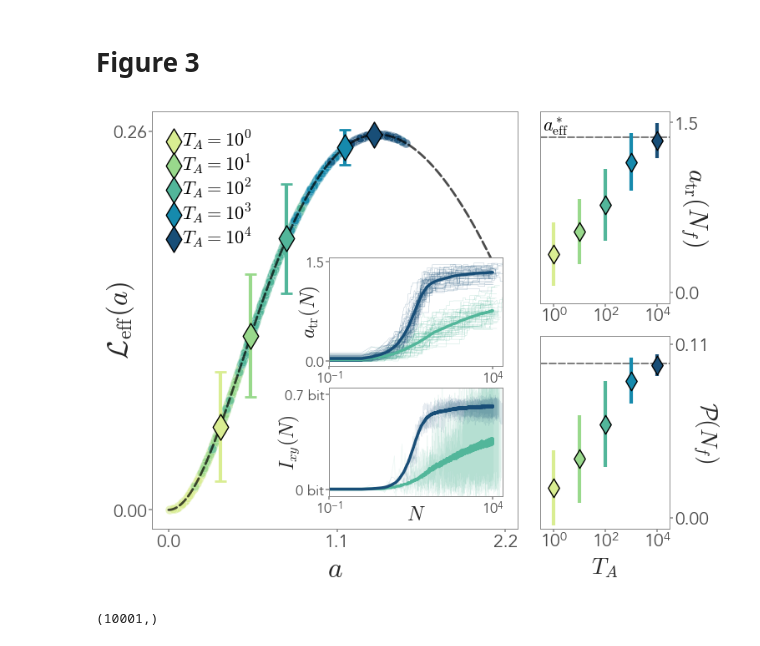
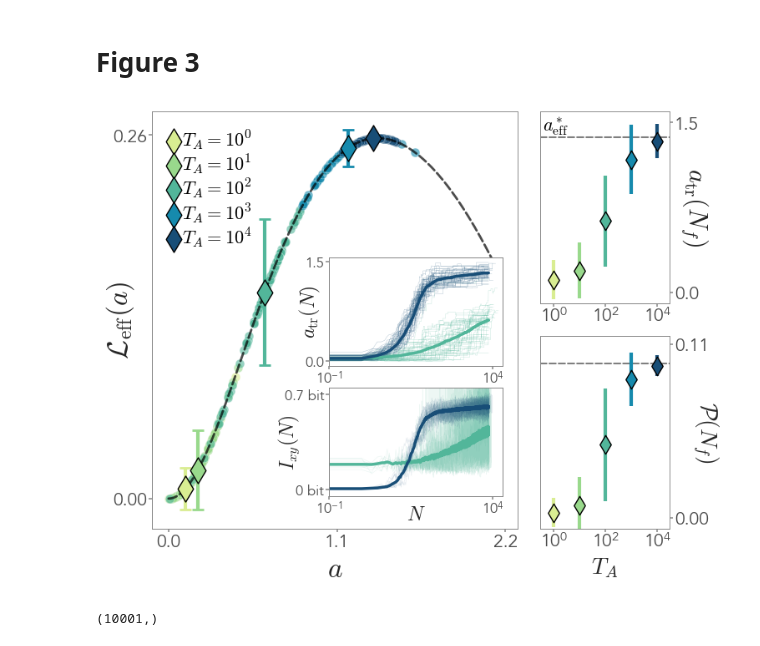
Before and after one commit to giorgionicoletti/InfoTrasduction, a Jupyter notebook: notebooks/Figure3.ipynb, the cells around one changed output. Drawn from its saved outputs; the diff is of its cells as text; code cells hidden in the pictures.

Commit message:
Updated figures

```diff
--- a/notebooks/Figure3.ipynb
+++ b/notebooks/Figure3.ipynb
@@ -10,8 +15,8 @@ import funAdapt as fa
 # %%
 Nadapt_max = 50000
-Nadapt_min = 10000
-Ncheck = 5000
-Nrepeat = 320
+Nadapt_min = 7500
+Ncheck = 2500
+Nrepeat = 96
 sigma = 1.5
 theta_eta = 3.
 
@@ -30,10 +35,10 @@ a_adapt_final = np.zeros((Nsteps_array.size, Nrepeat))
 CVyeta = np.zeros((Nsteps_array.size, Nrepeat))
 
 for i in range(len(Nsteps_array)):
-    Ixy_adapt = np.load(f'../data/adapt_Ixy_Nsteps{Nsteps_array[i]}_sigma{sigma}_theta{theta_eta}_delta{delta_a}_Lambda{Lambda}_NadaptMax{Nadapt_max}_NadaptCheck{Ncheck}.npy')
-    Sxy_adapt = np.load(f'../data/adapt_Sxy_Nsteps{Nsteps_array[i]}_sigma{sigma}_theta{theta_eta}_delta{delta_a}_Lambda{Lambda}_NadaptMax{Nadapt_max}_NadaptCheck{Ncheck}.npy')
-    a_adapt = np.load(f'../data/adapt_a_Nsteps{Nsteps_array[i]}_sigma{sigma}_theta{theta_eta}_delta{delta_a}_Lambda{Lambda}_NadaptMax{Nadapt_max}_NadaptCheck{Ncheck}.npy')
-    stop_time_adapt = np.load(f'../data/adapt_stopTime_Nsteps{Nsteps_array[i]}_sigma{sigma}_theta{theta_eta}_delta{delta_a}_Lambda{Lambda}_NadaptMax{Nadapt_max}_NadaptCheck{Ncheck}.npy')
+    Ixy_adapt = np.load(f'../data/adaptEmp_Ixy_Nsteps{Nsteps_array[i]}_sigma{sigma}_theta{theta_eta}_delta{delta_a}_Lambda{Lambda}_NadaptMax{Nadapt_max}_NadaptCheck{Ncheck}.npy')
+    Sxy_adapt = np.load(f'../data/adaptEmp_Sxy_Nsteps{Nsteps_array[i]}_sigma{sigma}_theta{theta_eta}_delta{delta_a}_Lambda{Lambda}_NadaptMax{Nadapt_max}_NadaptCheck{Ncheck}.npy')
+    a_adapt = np.load(f'../data/adaptEmp_a_Nsteps{Nsteps_array[i]}_sigma{sigma}_theta{theta_eta}_delta{delta_a}_Lambda{Lambda}_NadaptMax{Nadapt_max}_NadaptCheck{Ncheck}.npy')
+    stop_time_adapt = np.load(f'../data/adaptEmp_stopTime_Nsteps{Nsteps_array[i]}_sigma{sigma}_theta{theta_eta}_delta{delta_a}_Lambda{Lambda}_NadaptMax{Nadapt_max}_NadaptCheck{Ncheck}.npy')
 
     a_final = np.zeros(Nrepeat)
     Iyeta = np.zeros(Nrepeat)
@@ -45,8 +50,8 @@ for i in range(len(Nsteps_array)):
     a_adapt_final[i, :] = a_final
     CVyeta[i, :] = Iyeta**2/(1 - np.exp(-2*Iyeta))
 
-np.save(f'../data/adapt_a_final_sigma{sigma}_theta{theta_eta}_delta{delta_a}_Lambda{Lambda}_NadaptMax{Nadapt_max}_NadaptCheck{Ncheck}.npy', a_adapt_final)
-np.save(f'../data/adapt_CVyeta_sigma{sigma}_theta{theta_eta}_delta{delta_a}_Lambda{Lambda}_NadaptMax{Nadapt_max}_NadaptCheck{Ncheck}.npy', CVyeta)
+np.save(f'../data/adaptEmp_a_final_sigma{sigma}_theta{theta_eta}_delta{delta_a}_Lambda{Lambda}_NadaptMax{Nadapt_max}_NadaptCheck{Ncheck}.npy', a_adapt_final)
+np.save(f'../data/adaptEmp_CVyeta_sigma{sigma}_theta{theta_eta}_delta{delta_a}_Lambda{Lambda}_NadaptMax{Nadapt_max}_NadaptCheck{Ncheck}.npy', CVyeta)
 # %% [markdown]
 # Tests
 # %%
@@ -163,6 +163,6 @@ fplot.master_format(ncols = 2, nrows = 1)
 # %%
-a_final = np.load(f'../data/adapt_a_final_sigma{sigma}_theta{theta_eta}_delta{delta_a}_Lambda{Lambda}_NadaptMax{Nadapt_max}_NadaptCheck{Ncheck}.npy')
-CVyeta = np.load(f'../data/adapt_CVyeta_sigma{sigma}_theta{theta_eta}_delta{delta_a}_Lambda{Lambda}_NadaptMax{Nadapt_max}_NadaptCheck{Ncheck}.npy')
+a_final = np.load(f'../data/adaptEmp_a_final_sigma{sigma}_theta{theta_eta}_delta{delta_a}_Lambda{Lambda}_NadaptMax{Nadapt_max}_NadaptCheck{Ncheck}.npy')
+CVyeta = np.load(f'../data/adaptEmp_CVyeta_sigma{sigma}_theta{theta_eta}_delta{delta_a}_Lambda{Lambda}_NadaptMax{Nadapt_max}_NadaptCheck{Ncheck}.npy')
 a_space = np.linspace(0, 2.17, 2500)
 
 colors_list = ["#" + s for s in ["9d0208","dc2f02","e85d04","f48c06","faa307"]]
@@ -245,13 +245,13 @@ inset2 = fig.add_axes([0.39, 0.41, 0.26, 0.2])
 inset1.tick_params(axis='both', which='major', labelsize=12)
 inset2.tick_params(axis='both', which='major', labelsize=12)
 
-atraj1 = np.load(f'../data/adapt_a_Nsteps{Nsteps_array[-1]}_sigma{sigma}_theta{theta_eta}_delta{delta_a}_Lambda{Lambda}_NadaptMax{Nadapt_max}_NadaptCheck{Ncheck}.npy')
-atraj2 = np.load(f'../data/adapt_a_Nsteps{Nsteps_array[-3]}_sigma{sigma}_theta{theta_eta}_delta{delta_a}_Lambda{Lambda}_NadaptMax{Nadapt_max}_NadaptCheck{Ncheck}.npy')
-stop1 = np.load(f'../data/adapt_stopTime_Nsteps{Nsteps_array[-1]}_sigma{sigma}_theta{theta_eta}_delta{delta_a}_Lambda{Lambda}_NadaptMax{Nadapt_max}_NadaptCheck{Ncheck}.npy')
-stop2 = np.load(f'../data/adapt_stopTime_Nsteps{Nsteps_array[-3]}_sigma{sigma}_theta{theta_eta}_delta{delta_a}_Lambda{Lambda}_NadaptMax{Nadapt_max}_NadaptCheck{Ncheck}.npy')
+atraj1 = np.load(f'../data/adaptEmp_a_Nsteps{Nsteps_array[-1]}_sigma{sigma}_theta{theta_eta}_delta{delta_a}_Lambda{Lambda}_NadaptMax{Nadapt_max}_NadaptCheck{Ncheck}.npy')
+atraj2 = np.load(f'../data/adaptEmp_a_Nsteps{Nsteps_array[-3]}_sigma{sigma}_theta{theta_eta}_delta{delta_a}_Lambda{Lambda}_NadaptMax{Nadapt_max}_NadaptCheck{Ncheck}.npy')
+stop1 = np.load(f'../data/adaptEmp_stopTime_Nsteps{Nsteps_array[-1]}_sigma{sigma}_theta{theta_eta}_delta{delta_a}_Lambda{Lambda}_NadaptMax{Nadapt_max}_NadaptCheck{Ncheck}.npy')
+stop2 = np.load(f'../data/adaptEmp_stopTime_Nsteps{Nsteps_array[-3]}_sigma{sigma}_theta{theta_eta}_delta{delta_a}_Lambda{Lambda}_NadaptMax{Nadapt_max}_NadaptCheck{Ncheck}.npy')
 
-Itraj1 = np.load(f'../data/adapt_Ixy_Nsteps{Nsteps_array[-1]}_sigma{sigma}_theta{theta_eta}_delta{delta_a}_Lambda{Lambda}_NadaptMax{Nadapt_max}_NadaptCheck{Ncheck}.npy')/np.log(2)
-Itraj2 = np.load(f'../data/adapt_Ixy_Nsteps{Nsteps_array[-3]}_sigma{sigma}_theta{theta_eta}_delta{delta_a}_Lambda{Lambda}_NadaptMax{Nadapt_max}_NadaptCheck{Ncheck}.npy')/np.log(2)
+Itraj1 = np.load(f'../data/adaptEmp_Ixy_Nsteps{Nsteps_array[-1]}_sigma{sigma}_theta{theta_eta}_delta{delta_a}_Lambda{Lambda}_NadaptMax{Nadapt_max}_NadaptCheck{Ncheck}.npy')/np.log(2)
+Itraj2 = np.load(f'../data/adaptEmp_Ixy_Nsteps{Nsteps_array[-3]}_sigma{sigma}_theta{theta_eta}_delta{delta_a}_Lambda{Lambda}_NadaptMax{Nadapt_max}_NadaptCheck{Ncheck}.npy')/np.log(2)
 
 amean1 = np.mean(abs(atraj1)[:, :np.min(stop1)], axis = 0)
 amean2 = np.mean(abs(atraj2)[:, :np.min(stop2)], axis = 0)
@@ -271,7 +271,7 @@ for j in range(50):
     a_curr = atraj1[j, :stop1[j]]
     inset2.plot(abs(a_curr), color = colors_list[-1], lw = lwa, alpha = alphaa, zorder = 1)
 
-for j in range(10,15):
+for j in range(10):
     I_curr = Itraj2[j, :stop2[j]]
     inset1.plot(I_curr, color = colors_list[-3], lw = lwI, alpha = alphaI, zorder = -1)
 
@@ -281,36 +281,34 @@ for j in range(10,15):
 inset2.plot(amean2, color = colors_list[-3], lw = 2.5, alpha = 1)
 inset2.plot(amean1, color = colors_list[-1], lw = 2.5, alpha = 1)
 
 inset2.set_xscale("log")
 inset2.set_xlim(1e-1, 2e4)
 
 inset1.plot(Imean2, color = colors_list[-3], lw = 2.5, alpha = 1)
 inset1.plot(Imean1, color = colors_list[-1], lw = 2.5, alpha = 1)
 
 inset1.set_xscale("log")
 inset1.set_xlim(1e-1, 2e4)
 inset1.set_ylim(-0.05, 0.75)
 
 inset1.set_ylabel(r'$I_{xy}(N)$', fontsize = 17, labelpad = -15)
 inset1.set_yticks([0, 0.7])
 inset1.set_yticklabels(["0 bit", "0.7 bit"])
 inset1.set_xticks([1e-1, 1e4])
 inset1.set_xlabel(r'$N$', fontsize = 17, labelpad = -10)
 
 inset2.set_ylabel(r'$a_{\rm tr}(N)$', fontsize = 17, labelpad = -15)
 inset2.set_yticks([0, 1.5])
 inset2.set_xticks([1e-1, 1e4])
 
 inset2.add_patch(plt.Rectangle((0.1, -0.1), 2e4, 1.7, fc="w", ec="none", zorder=-2))
 inset1.add_patch(plt.Rectangle((0.1, -0.1), 2e4, 1.7, fc="w", ec="none", zorder=-2))
 
 axs["main"].legend(loc = "upper left", fontsize = 16, frameon = False)
-
 plt.savefig("../figures/figure3_draft.svg", bbox_inches = "tight")
-
 plt.show()
 # %% [output]
-[figure, old version]
+[figure, new version]
 # %%
 Imean2.shape
 # %% [output]
```
Also changed, not shown: parts of 2 cells of this notebook, 12 other files.
